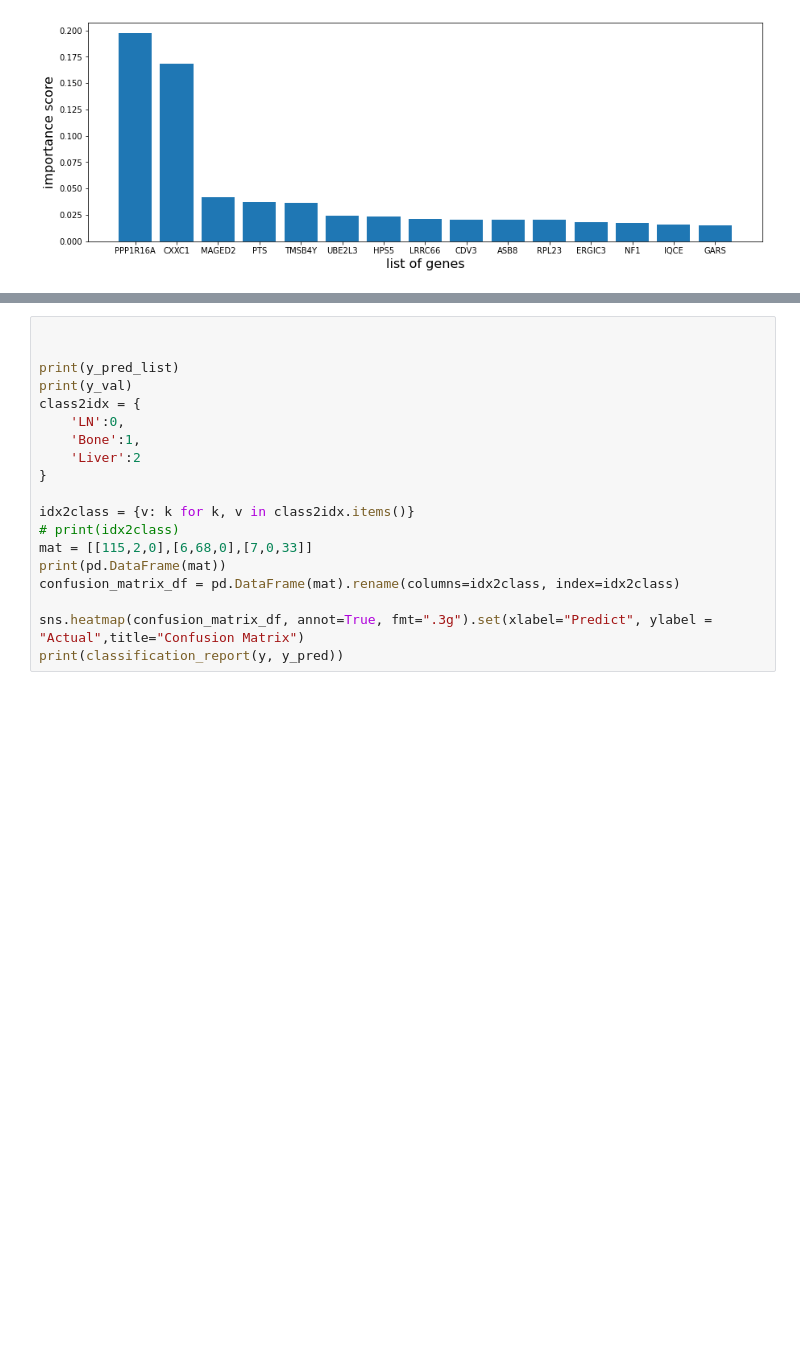
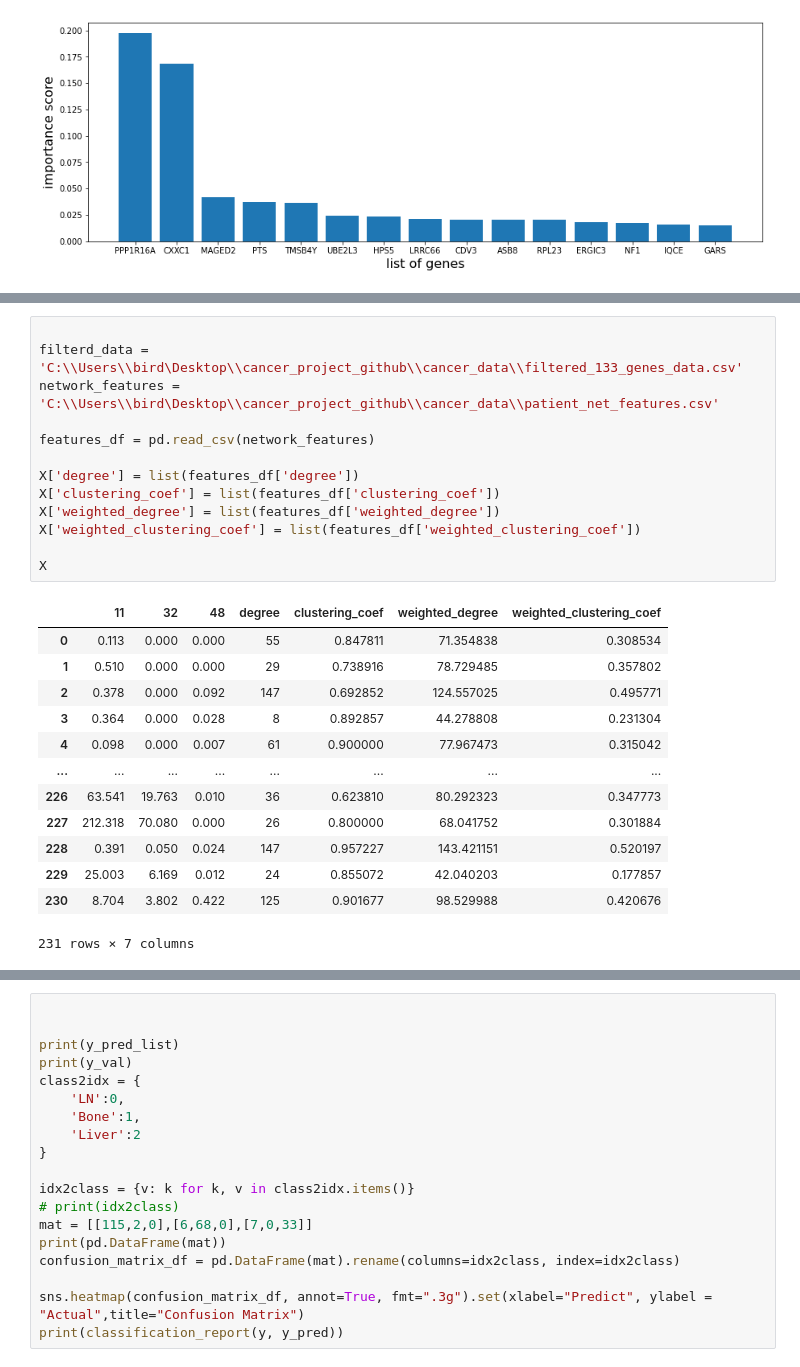
Before and after one commit to zcablii/Master_cancer_project, a Jupyter notebook: Gene_Network.ipynb, the cells around one changed output, grey strips where cells are left out. Saved outputs shown, nothing was run; the diff lists cells and outputs as text; blank space fills up the shorter version.

```diff
--- a/Gene_Network.ipynb
+++ b/Gene_Network.ipynb
@@ -637,0 +718,27 @@ Text(0.5, 0, 'list of genes')
+# %%
+
+filterd_data = 'C:\\Users\\bird\Desktop\\cancer_project_github\\cancer_data\\filtered_133_genes_data.csv'
+network_features = 'C:\\Users\\bird\Desktop\\cancer_project_github\\cancer_data\\patient_net_features.csv'
+
+features_df = pd.read_csv(network_features)
+
+X['degree'] = list(features_df['degree'])
+X['clustering_coef'] = list(features_df['clustering_coef'])
+X['weighted_degree'] = list(features_df['weighted_degree'])
+X['weighted_clustering_coef'] = list(features_df['weighted_clustering_coef'])
+
+X
+# %% [output]
+|  | 11 | 32 | 48 | degree | clustering_coef | weighted_degree | weighted_clustering_coef |
+| 0 | 0.113 | 0.000 | 0.000 | 55 | 0.847811 | 71.354838 | 0.308534 |
+| 1 | 0.510 | 0.000 | 0.000 | 29 | 0.738916 | 78.729485 | 0.357802 |
+| 2 | 0.378 | 0.000 | 0.092 | 147 | 0.692852 | 124.557025 | 0.495771 |
+| 3 | 0.364 | 0.000 | 0.028 | 8 | 0.892857 | 44.278808 | 0.231304 |
+| 4 | 0.098 | 0.000 | 0.007 | 61 | 0.900000 | 77.967473 | 0.315042 |
+| ... | ... | ... | ... | ... | ... | ... | ... |
+| 226 | 63.541 | 19.763 | 0.010 | 36 | 0.623810 | 80.292323 | 0.347773 |
+| 227 | 212.318 | 70.080 | 0.000 | 26 | 0.800000 | 68.041752 | 0.301884 |
+| 228 | 0.391 | 0.050 | 0.024 | 147 | 0.957227 | 143.421151 | 0.520197 |
+| 229 | 25.003 | 6.169 | 0.012 | 24 | 0.855072 | 42.040203 | 0.177857 |
+| 230 | 8.704 | 3.802 | 0.422 | 125 | 0.901677 | 98.529988 | 0.420676 |
+231 rows × 7 columns
```
Also changed, not shown: parts of 9 cells of this notebook, 1 other file.
